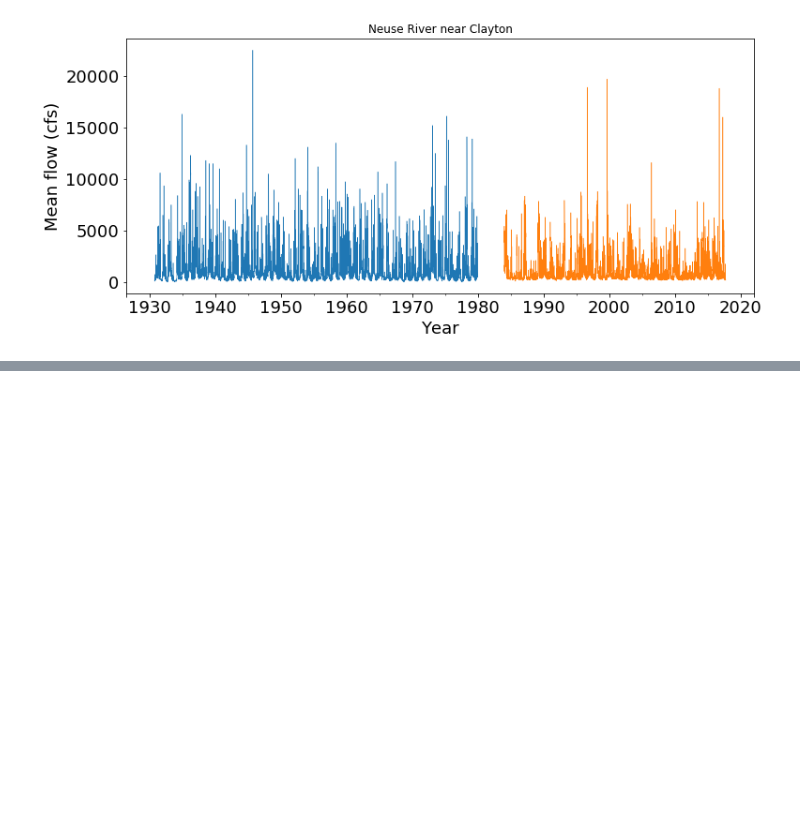
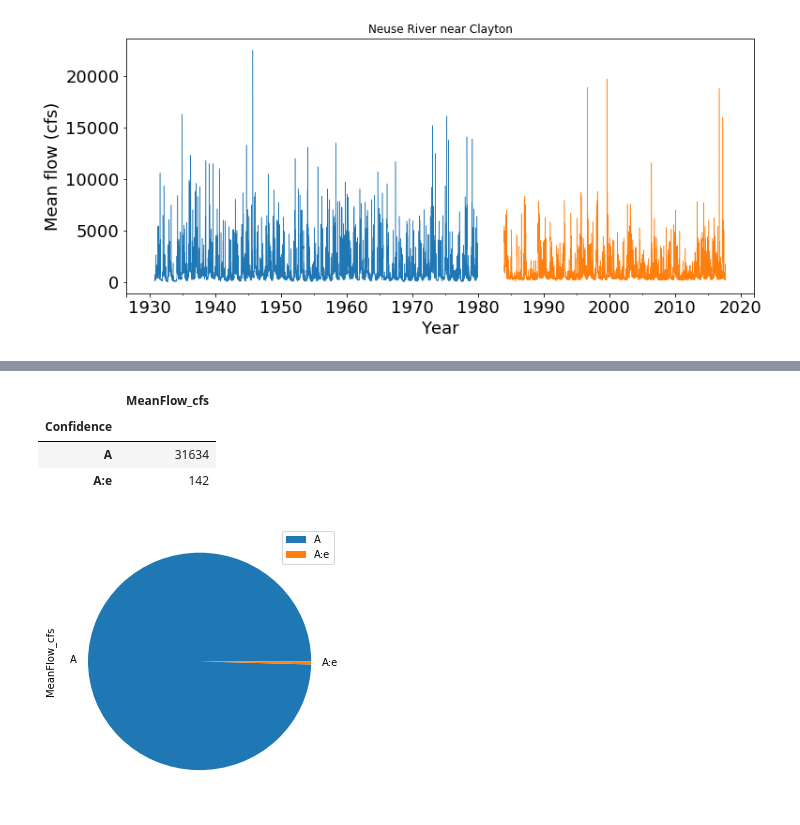
Before and after one commit to DataDevils/WaterFlow-Python, a Jupyter notebook: 01-WaterFlow-Terse.ipynb, the cells around one changed output, grey strips where cells are left out. Drawn from its saved outputs; the diff is of its cells as text; code cells hidden in the pictures; blank space fills up the shorter version.

```diff
--- a/01-ImportData-Terse.ipynb
+++ b/01-WaterFlow-Terse.ipynb
@@ -77,0 +78,13 @@ Well, it was fast and we didn't learn much. Let's pause and go through this a bi
+# %%
+#Group data by confidence column and report count of MeanFlow values in each group
+df[['Confidence','MeanFlow_cfs']].groupby(['Confidence']).count()
+# %% [output]
+|  | MeanFlow_cfs |
+| Confidence |  |
+| A | 31634 |
+| A:e | 142 |
+# %%
+#Plot as a pie chart
+df.groupby(['Confidence']).count()['MeanFlow_cfs'].plot.pie(figsize=(5,5),legend=True);
+# %% [output]
+[figure, added]
```
Also changed, not shown: parts of 14 cells of this notebook.
